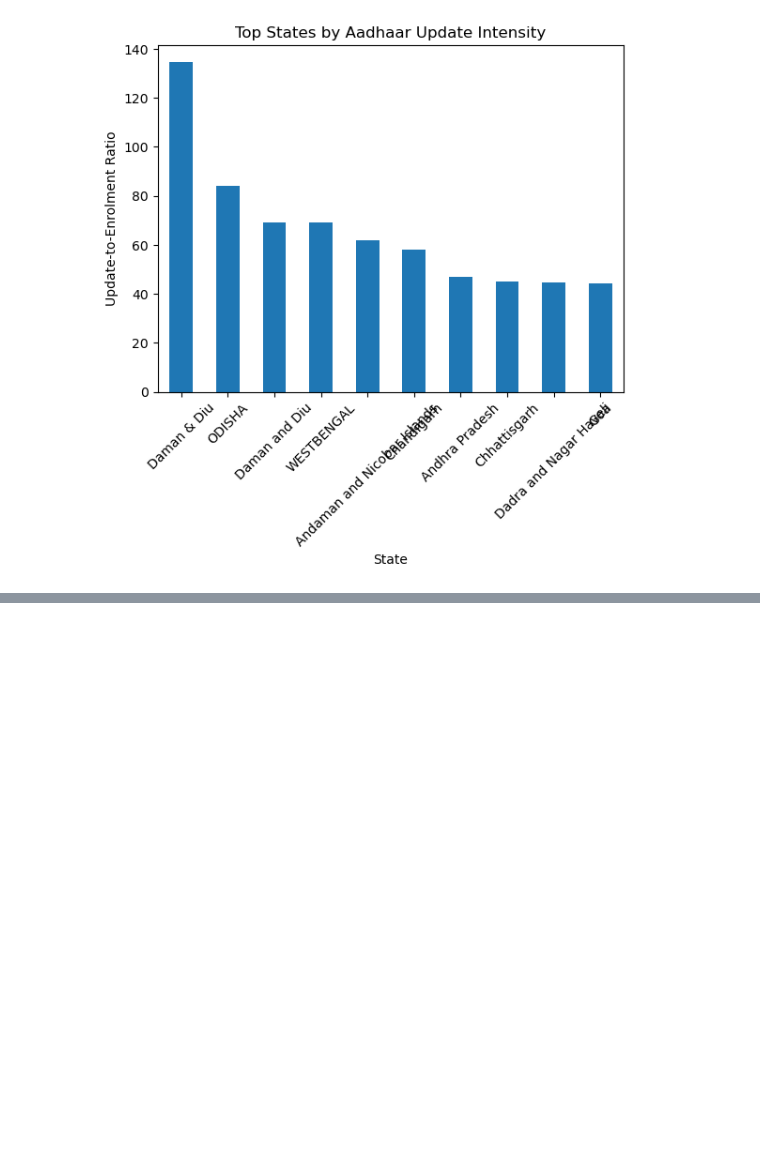
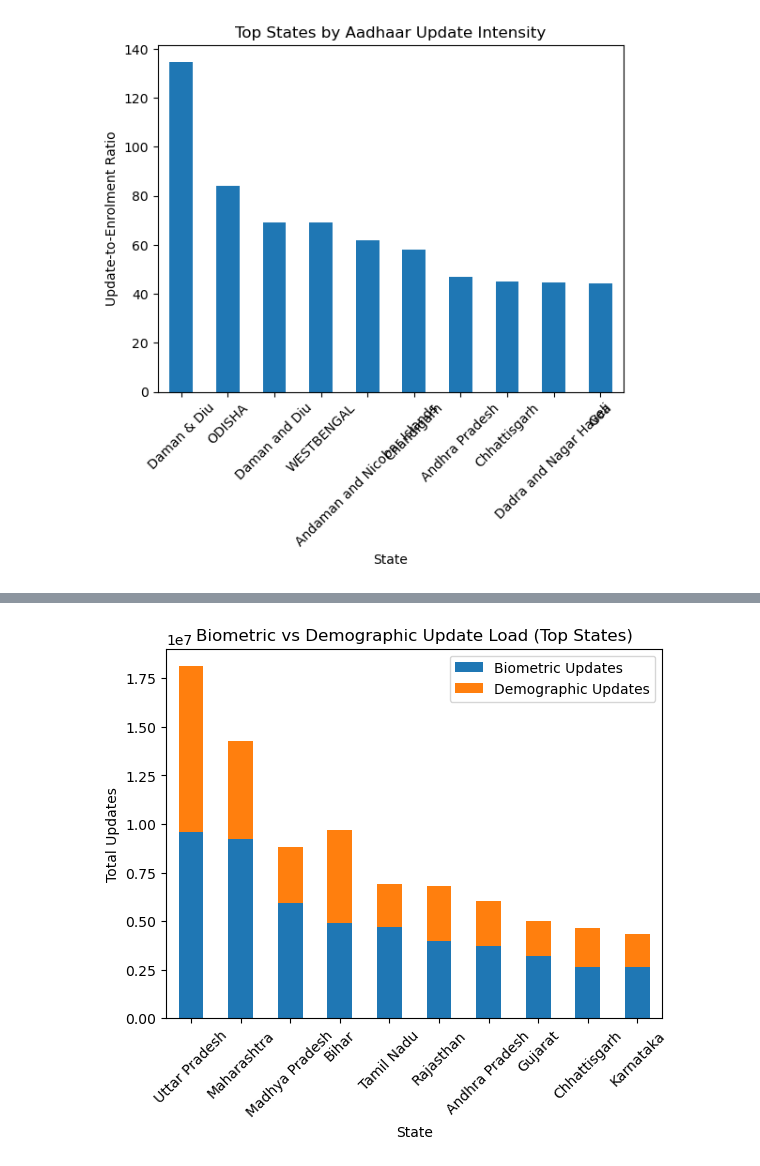
Before and after one commit to NishantRajora/Societal-Trends-in-Aadhaar-Enrolment-and-Updates, a Jupyter notebook: uidai.ipynb, the cells around one changed output, grey strips where cells are left out. Cells and saved outputs as stored; diff of their text form; code cells hidden in the pictures; blank space fills up the shorter version.

```diff
--- a/uidai.ipynb
+++ b/uidai.ipynb
@@ -240,0 +284,17 @@ plt.show()
+# %%
+update_composition = pd.DataFrame({
+    "Biometric Updates": bio_state.sum(axis=1),
+    "Demographic Updates": demographic_df.groupby("state")[["demo_age_5_17","demo_age_17_"]].sum().sum(axis=1)
+})
+
+update_composition = update_composition.dropna()
+top10 = update_composition.sort_values(by="Biometric Updates", ascending=False).head(10)
+
+top10.plot(kind="bar", stacked=True)
+plt.title("Biometric vs Demographic Update Load (Top States)")
+plt.xlabel("State")
+plt.ylabel("Total Updates")
+plt.xticks(rotation=45)
+plt.show()
+# %% [output]
+[figure, added]
```
Also changed, not shown: parts of 5 cells of this notebook.
